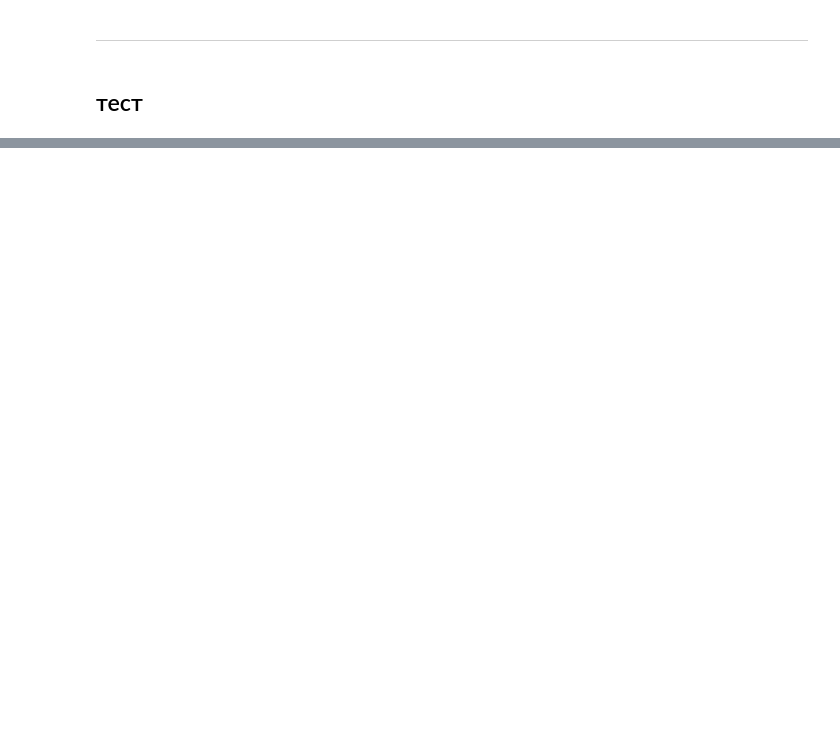
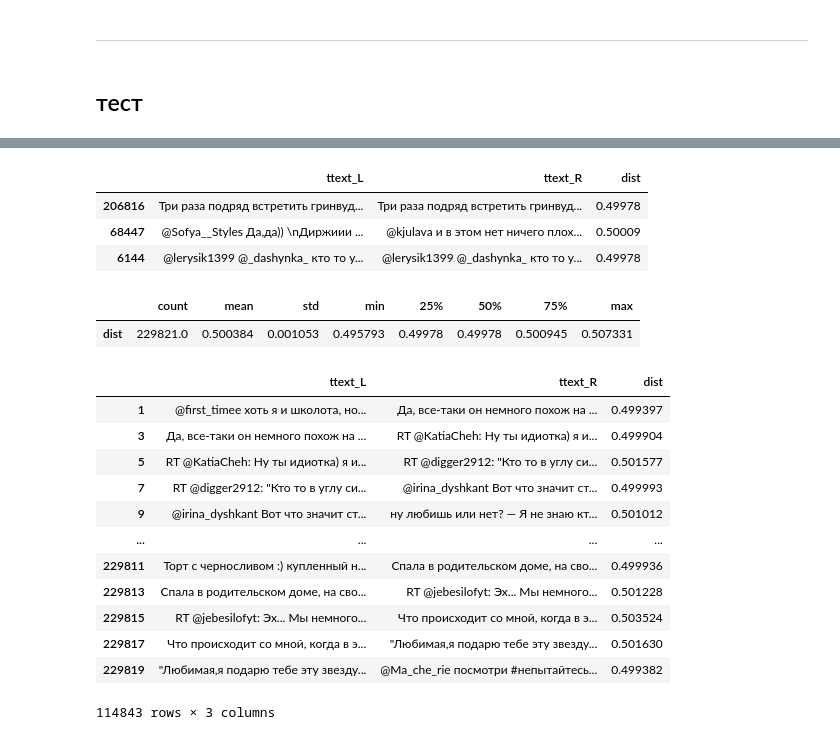
Before and after one commit to mechanoid5/ml_nlp_2022, a Jupyter notebook: examples/06-siamese/01-siamese.ipynb, the cells around one changed output, grey strips where cells are left out. Saved outputs shown, nothing was run; the diff lists cells and outputs as text; code cells hidden in the pictures; blank space fills up the shorter version.

```diff
--- a/examples/06-siamese/01-siamese.ipynb
+++ b/examples/06-siamese/01-siamese.ipynb
@@ -317,0 +298,7 @@ def contrastive_loss(y, preds, margin=1):
+# %%
+from tensorflow import cast
+
+def contrastive_loss(y, preds, margin=1):
+    y = cast(y, preds.dtype)
+    squaredMargin = K.square(K.maximum(margin - preds, 0))
+    return K.mean(y * K.square(preds) + (1 - y) * squaredMargin)
@@ -355,7 +363,7 @@ model.compile(loss=contrastive_loss, metrics=['acc',], optimizer=Adam(learning_r
 # %%
 %%time
 
-n_epochs = 2
+n_epochs = 1
 
 history = model.fit( [x_left_train, x_right_train], y_train,
            epochs = n_epochs,
@@ -433,0 +395,34 @@ roc_auc_plot(y_test, 1.-p_test)
+# %%
+dataset['dist'] = model.predict([x_left,x_right,])
+# %%
+data_dist = dataset[['id_L','id_R','target','dist']]\
+    .merge(data[['id','ttext']].rename(columns={'id':'id_R','ttext':'ttext_R'}),on='id_R')\
+    .merge(data[['id','ttext']].rename(columns={'id':'id_L','ttext':'ttext_L'}),on='id_L')\
+    [['ttext_L','ttext_R','dist']]
+data_dist.sample(3)
+# %% [output]
+|  | ttext_L | ttext_R | dist |
+| 206816 | Три раза подряд встретить гринвуд... | Три раза подряд встретить гринвуд... | 0.49978 |
+| 68447 | @Sofya__Styles Да,да)) \nДиржиии ... | @kjulava и в этом нет ничего плох... | 0.50009 |
+| 6144 | @lerysik1399 @_dashynka_ кто то у... | @lerysik1399 @_dashynka_ кто то у... | 0.49978 |
+# %%
+data_dist[['dist']].describe().T
+# %% [output]
+|  | count | mean | std | min | 25% | 50% | 75% | max |
+| dist | 229821.0 | 0.500384 | 0.001053 | 0.495793 | 0.49978 | 0.49978 | 0.500945 | 0.507331 |
+# %%
+data_dist[ data_dist['dist'].between(.49,.60) & (data_dist['ttext_L']!=data_dist['ttext_R']) ]
+# %% [output]
+|  | ttext_L | ttext_R | dist |
+| 1 | @first_timee хоть я и школота, но... | Да, все-таки он немного похож на ... | 0.499397 |
+| 3 | Да, все-таки он немного похож на ... | RT @KatiaCheh: Ну ты идиотка) я и... | 0.499904 |
+| 5 | RT @KatiaCheh: Ну ты идиотка) я и... | RT @digger2912: "Кто то в углу си... | 0.501577 |
+| 7 | RT @digger2912: "Кто то в углу си... | @irina_dyshkant Вот что значит ст... | 0.499993 |
+| 9 | @irina_dyshkant Вот что значит ст... | ну любишь или нет? — Я не знаю кт... | 0.501012 |
+| ... | ... | ... | ... |
+| 229811 | Торт с черносливом :) купленный н... | Спала в родительском доме, на сво... | 0.499936 |
+| 229813 | Спала в родительском доме, на сво... | RT @jebesilofyt: Эх... Мы немного... | 0.501228 |
+| 229815 | RT @jebesilofyt: Эх... Мы немного... | Что происходит со мной, когда в э... | 0.503524 |
+| 229817 | Что происходит со мной, когда в э... | "Любимая,я подарю тебе эту звезду... | 0.501630 |
+| 229819 | "Любимая,я подарю тебе эту звезду... | @Ma_che_rie посмотри #непытайтесь... | 0.499382 |
+114843 rows × 3 columns
```
Also changed, not shown: parts of 38 cells of this notebook.
